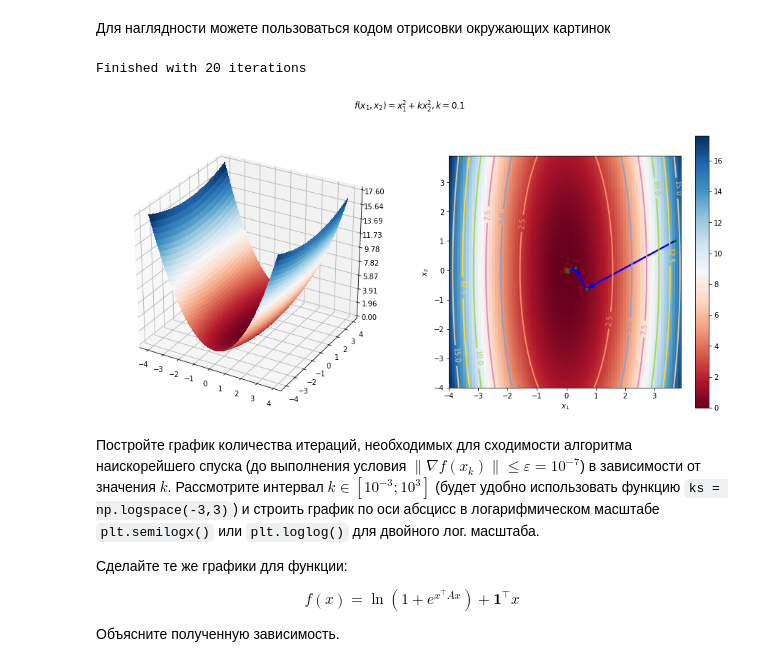
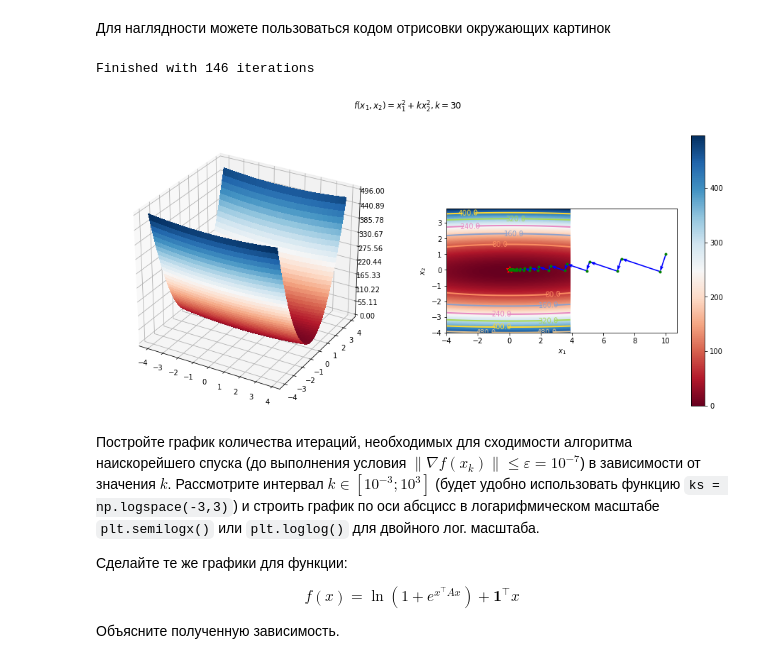
Before and after one commit to ilikot/optim, a Jupyter notebook: HW1_Takidze_Ilya.ipynb, the cells around one changed output. Saved outputs shown, nothing was run; the diff lists cells and outputs as text; code cells hidden in the pictures.

```diff
--- a/HW1_Takidze_Ilya.ipynb
+++ b/HW1_Takidze_Ilya.ipynb
@@ -391,7 +424,7 @@ def f_6(x, *f_params):
     if len(f_params) == 0:
         k = 2
     else:
-        k = f_params
+        k = float(f_params[0])
     x_1, x_2 = x
     return x_1**2 + k*x_2**2
 
@@ -399,5 +432,5 @@ def df_6(x, *f_params):
     if len(f_params) == 0:
         k = 2
     else:
-        k = f_params
+        k = float(f_params[0])
     return np.array([2*x[0], 2*k*x[1]])
@@ -481,27 +516,28 @@ plot_3d_function(x1, x2, f_6, title, k, minima=[0,0])
 # %%
 from scipy.optimize import minimize_scalar
 
-def steepest_descent(x_0, f, df, df_eps = 1e-2, max_iter = 1000):
+def steepest_descent(x_0, f, df, *f_params, df_eps = 1e-2, max_iter = 1000):
     iterations = []
     x = np.array(x_0)
     iterations.append(x)
-    while np.linalg.norm(df(x)) > df_eps and len(iterations) <= max_iter:
-        res = minimize_scalar(lambda alpha: f(x - alpha * df(x)))
+
+    while np.linalg.norm(df(x, *f_params)) > df_eps and len(iterations) <= max_iter:
+        res = minimize_scalar(lambda alpha: f(x - alpha * df(x, *f_params), *f_params))
         alpha_opt = res.x
-        x = x - alpha_opt * df(x)
+        x = x - alpha_opt * df(x, *f_params)
         iterations.append(x)
     print(f'Finished with {len(iterations)} iterations')
     return iterations
 
-x_0 = [3.7,1]
-iterations = steepest_descent(x_0, f_6, df_6, df_eps = 1e-9)
-k = 0.1
+x_0 = [10,1]
+k = 30
+iterations = steepest_descent(x_0, f_6, df_6, k, df_eps = 1e-9)
 title = f'$f(x_1, x_2) = x_1^2 + k x_2^2, k = {k}$'
 
 plot_3d_function(x1, x2, f_6, title, k, minima=[0,0], iterations = iterations)
 # %% [output]
-Finished with 20 iterations
+Finished with 146 iterations
-[figure, old version]
+[figure, new version]
 # %% [markdown]
 Постройте график количества итераций, необходимых для сходимости алгоритма наискорейшего спуска (до выполнения условия $\|\nabla f(x_k)\| \leq \varepsilon = 10^{-7}$) в зависимости от значения $k$. Рассмотрите интервал $k \in [10^{-3}; 10^3]$ (будет удобно использовать функцию `ks = np.logspace(-3,3)`) и строить график по оси абсцисс в логарифмическом масштабе `plt.semilogx()` или `plt.loglog()` для двойного лог. масштаба.
 
```
Also changed, not shown: parts of 5 cells of this notebook.
